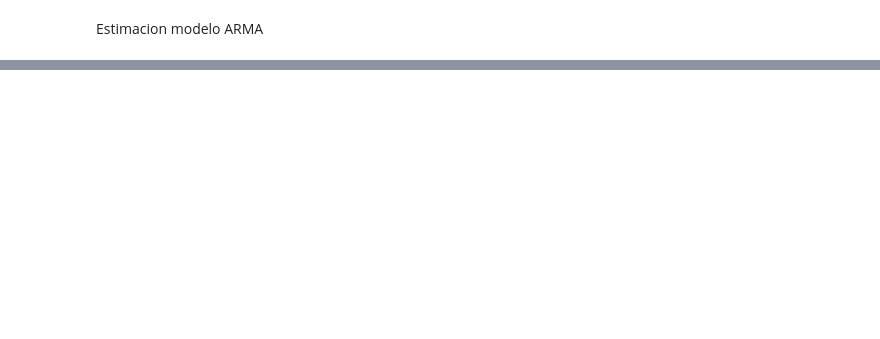
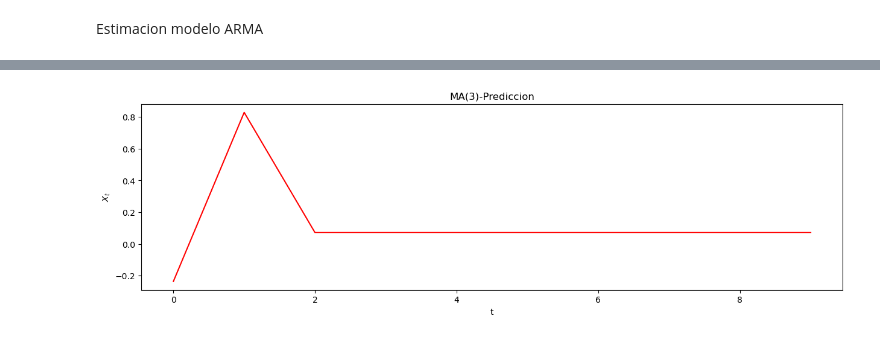
Before and after one commit to LuisGorozpe/py-ts-code, a Jupyter notebook: sesion3.ipynb, the cells around one changed output, grey strips where cells are left out. Saved outputs shown, nothing was run; the diff lists cells and outputs as text; code cells hidden in the pictures; blank space fills up the shorter version.

```diff
--- a/sesion3.ipynb
+++ b/sesion3.ipynb
@@ -335,0 +343,4 @@ Warnings:
+# %%
+plot_df(res2.forecast(steps=tpre), range(tpre),res2.forecast(steps=tpre), title="MA(3)-Prediccion", xlabel='t', ylabel='$X_t$', colores="Red", dpi=100)
+# %% [output]
+[figure, added]
```
Also changed, not shown: parts of 25 cells of this notebook, 46 other files.
